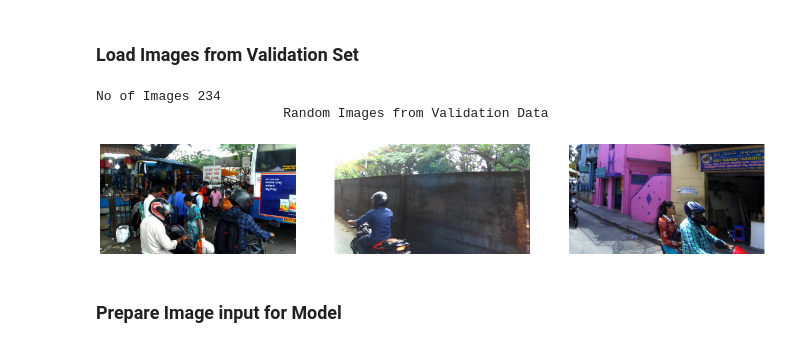
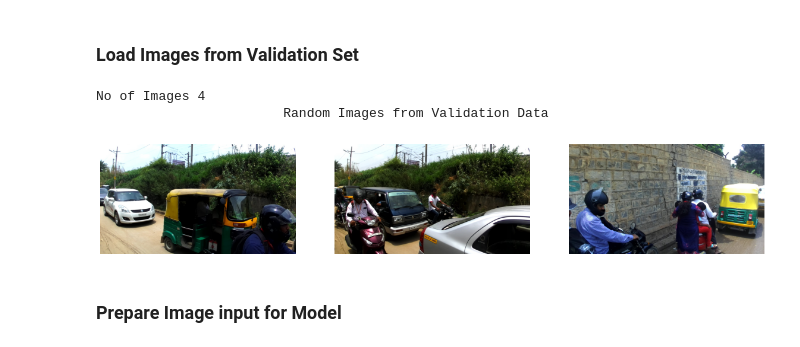
Before and after one commit to aryamaan-roy/Motorcycle-Violations-Complete, a Jupyter notebook: Testing-Images/run.ipynb, the cells around one changed output. Drawn from its saved outputs; the diff is of its cells as text; code cells hidden in the pictures.

```diff
--- a/Testing-Images/run.ipynb
+++ b/Testing-Images/run.ipynb
@@ -40,22 +40,22 @@ for file in os.listdir('../data/validation_data_234Images/M_R_H_NH/'):
         frames2.append(img2)
 # %%
 # # limit to first 10 images
-# frames = frames[:4]
-# frames2 = frames2[:4]
+frames = frames[:4]
+frames2 = frames2[:4]
 
 print("No of Images", len(frames))
 # Print 3 random images in a single row
 fig, ax = plt.subplots(1, 3, figsize=(20, 20))
 print('\t\t\tRandom Images from Validation Data')
 random_indices = np.random.randint(0, len(frames), 3)
 for i, idx in enumerate(random_indices):
     ax[i].imshow(frames[idx])
     ax[i].axis('off')
 plt.show()
 # %% [output]
-No of Images 234
+No of Images 4
                         Random Images from Validation Data
-[figure, old version]
+[figure, new version]
 # %% [markdown]
 ### Prepare Image input for Model
 # %%
```
Also changed, not shown: parts of 7 cells of this notebook, 1 other file.
